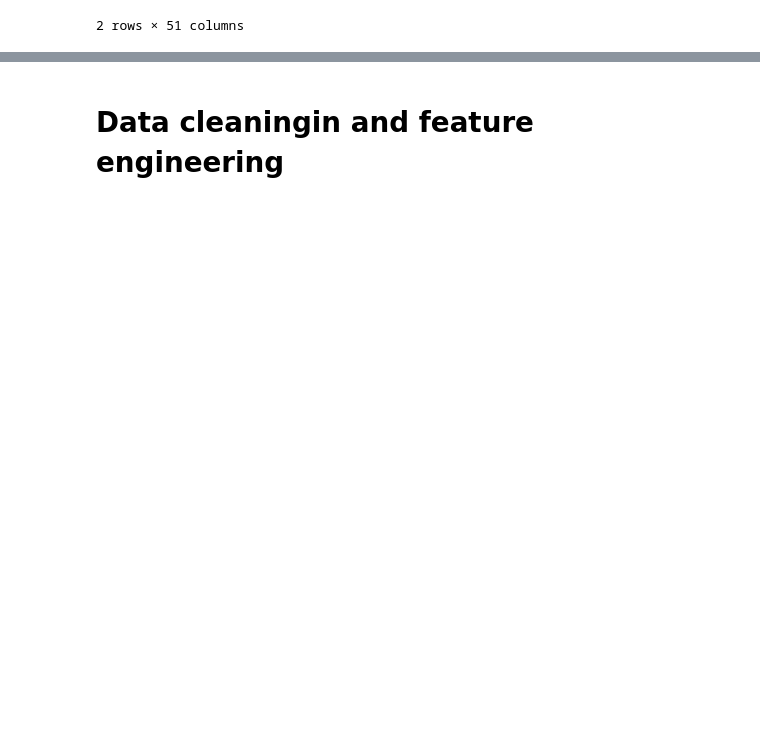
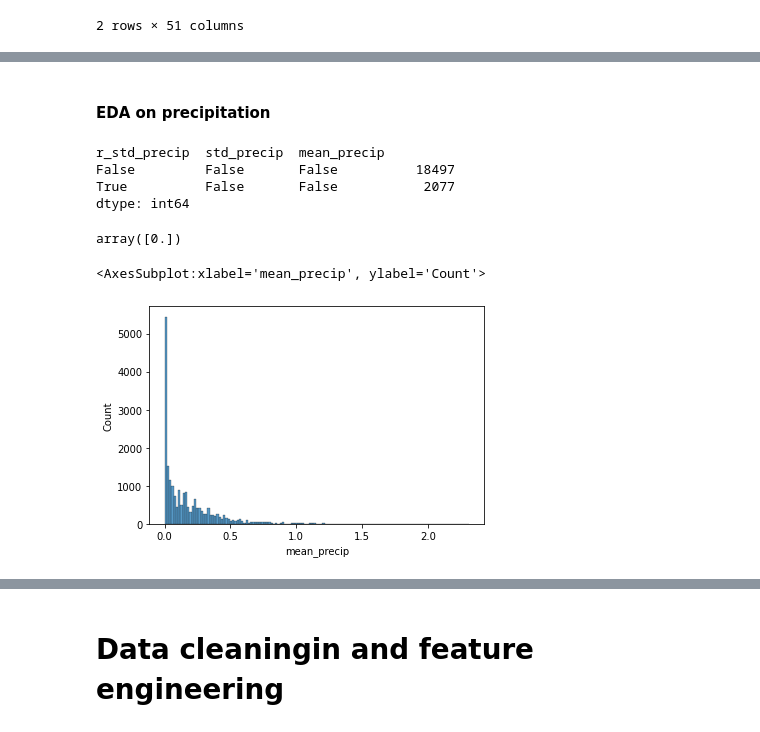
Before and after one commit to sm4rtm4art/airquality, a Jupyter notebook: EDA-and-modeling.ipynb, the cells around one changed output, grey strips where cells are left out. Cells and saved outputs as stored; diff of their text form; code cells hidden in the pictures; blank space fills up the shorter version.

```diff
--- a/EDA-and-modeling.ipynb
+++ b/EDA-and-modeling.ipynb
@@ -31,0 +44,29 @@ sns.histplot(data.target, bins=10)  # TODO bins passend zu der Klassifizierung
+# %% [markdown]
+#### EDA on precipitation
+# %%
+# EDA precipitation:
+precip_stats = pd.concat([data.max_precip,
+                        data.min_precip,
+                        data.mean_precip,
+                        data.std_precip,
+                        data.var_precip,
+                        data.median_precip,  # all 0
+                        data.ptp_precip],
+                        axis=1)
+precip_stats['r_std_precip'] = precip_stats['std_precip'] / precip_stats['mean_precip'] *100
+# %%
+precip_stats[['r_std_precip', 'std_precip','mean_precip'] ].isna().value_counts()
+# %% [output]
+r_std_precip  std_precip  mean_precip
+False         False       False          18497
+True          False       False           2077
+dtype: int64
+# %%
+precip_stats.median_precip.unique() #median values are all 0, why?
+# %% [output]
+array([0.])
+# %%
+sns.histplot(precip_stats.mean_precip) # a lot of mean values == 0, when it doesn't rain
+# %% [output]
+<AxesSubplot:xlabel='mean_precip', ylabel='Count'>
+[figure, added]
```
Also changed, not shown: parts of 16 cells of this notebook, 1 other file.
